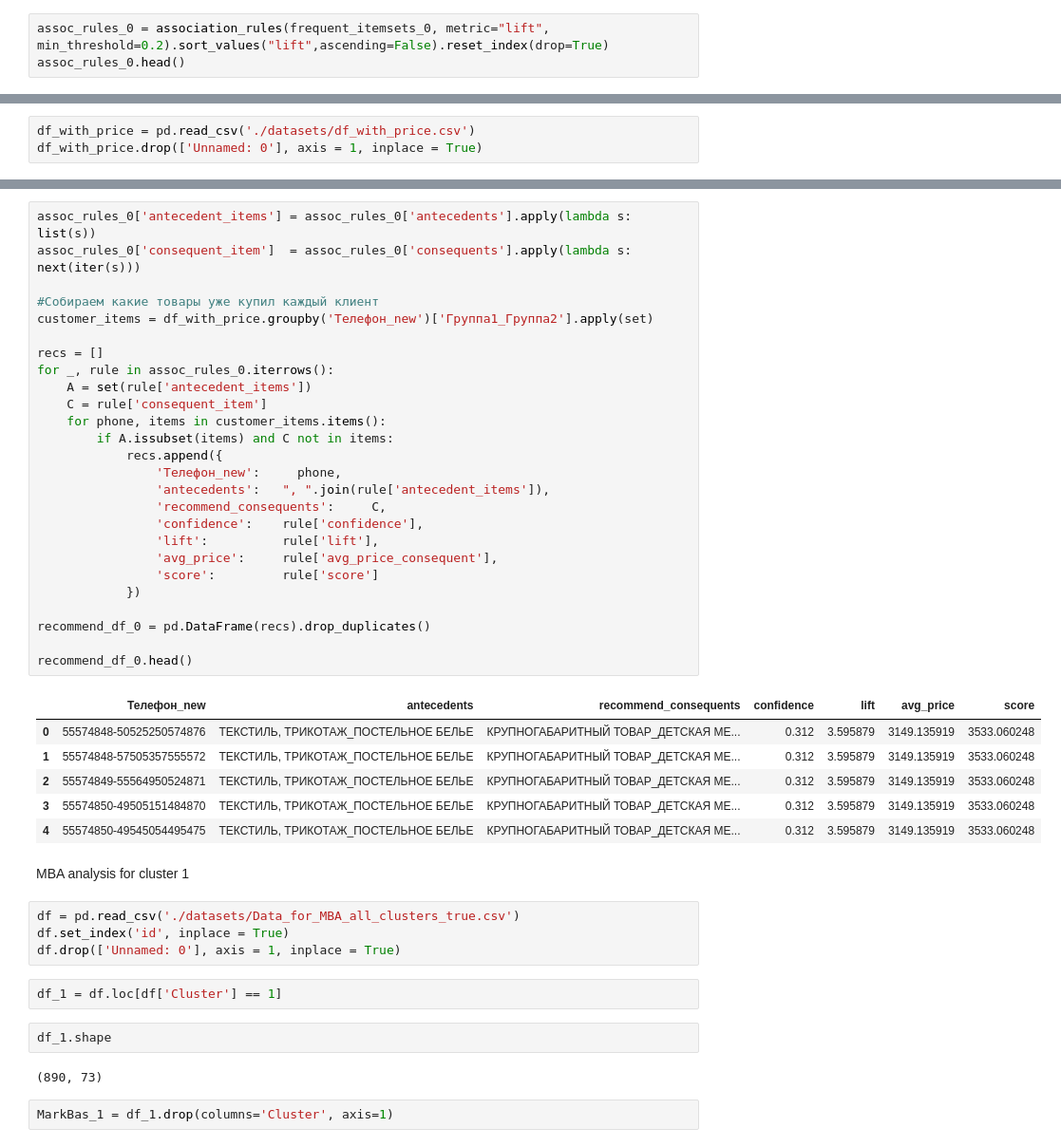
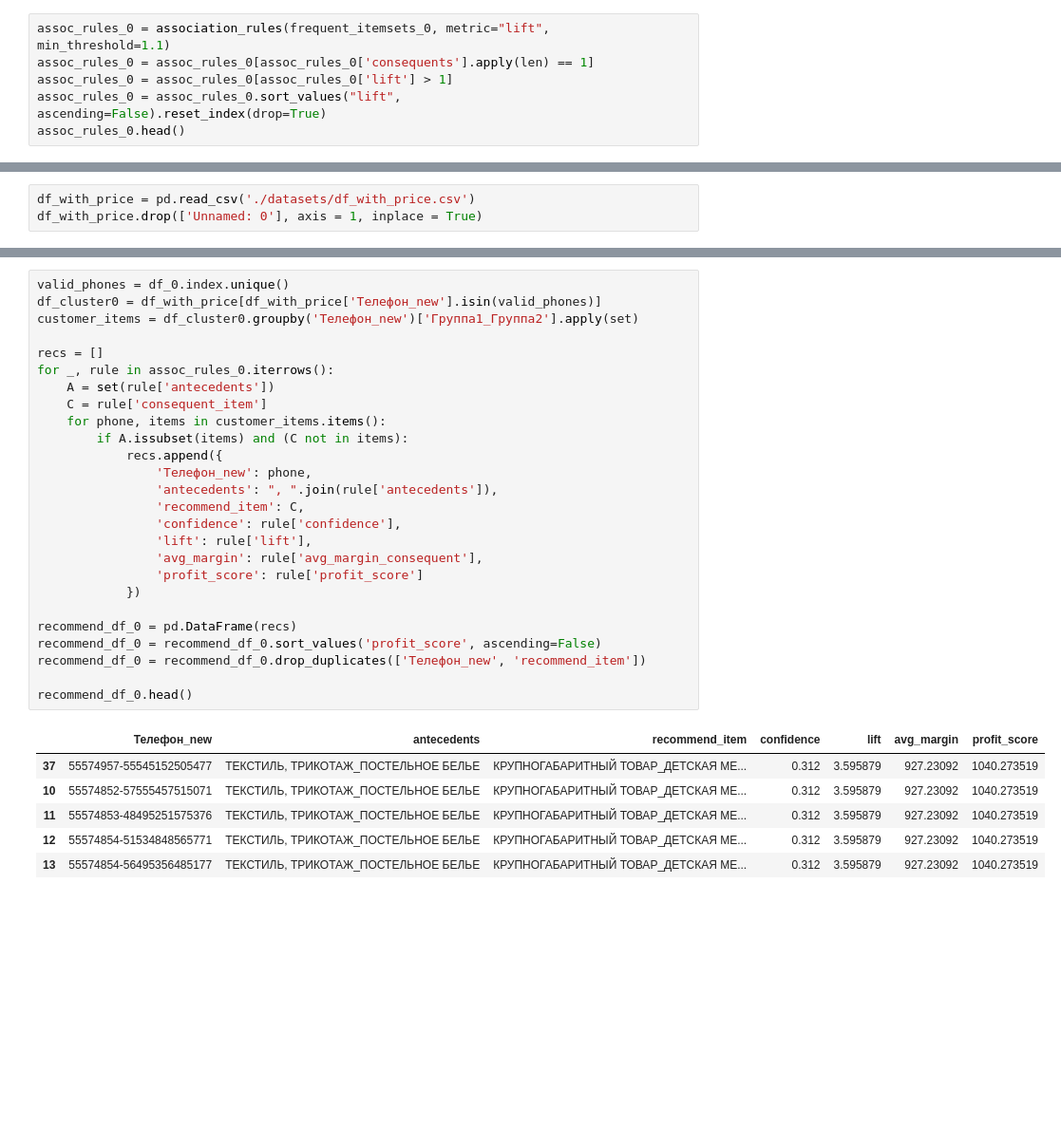
Before and after one commit to danzhukk/project-clusters, a Jupyter notebook: MBA_analysis_for_each_clusters.ipynb, the cells around one changed output, grey strips where cells are left out. Shown at 95% size. Drawn from its saved outputs; the diff is of its cells as text; blank space fills up the shorter version.

```diff
--- a/MBA_analysis_for_each_clusters.ipynb
+++ b/MBA_analysis_for_each_clusters.ipynb
@@ -100,7 +100,10 @@ frequent_itemsets_0.head(10)
 | 72 | 0.148992 | (ПОДГУЗНИКИ_ПОДГУЗНИКИ, КОСМЕТИКА... |
 | 2 | 0.127958 | (ТЕКСТИЛЬ, ТРИКОТАЖ_ДЕТСКАЯ ОДЕЖД... |
 # %%
-assoc_rules_0 = association_rules(frequent_itemsets_0, metric="lift", min_threshold=0.2).sort_values("lift",ascending=False).reset_index(drop=True)
+assoc_rules_0 = association_rules(frequent_itemsets_0, metric="lift", min_threshold=1.1)
+assoc_rules_0 = assoc_rules_0[assoc_rules_0['consequents'].apply(len) == 1]
+assoc_rules_0 = assoc_rules_0[assoc_rules_0['lift'] > 1]
+assoc_rules_0 = assoc_rules_0.sort_values("lift", ascending=False).reset_index(drop=True)
 assoc_rules_0.head()
 # %% [output]
 |  | antecedents | consequents | antecedent support | consequent support | support | confidence | lift | ... |
@@ -153,47 +166,33 @@ assoc_rules_0[[
 # %%
-assoc_rules_0['antecedent_items'] = assoc_rules_0['antecedents'].apply(lambda s: list(s))
-assoc_rules_0['consequent_item']  = assoc_rules_0['consequents'].apply(lambda s: next(iter(s)))
-
-#Собираем какие товары уже купил каждый клиент
-customer_items = df_with_price.groupby('Телефон_new')['Группа1_Группа2'].apply(set)
+valid_phones = df_0.index.unique()
+df_cluster0 = df_with_price[df_with_price['Телефон_new'].isin(valid_phones)]
+customer_items = df_cluster0.groupby('Телефон_new')['Группа1_Группа2'].apply(set)
 
 recs = []
 for _, rule in assoc_rules_0.iterrows():
-    A = set(rule['antecedent_items'])
+    A = set(rule['antecedents'])
     C = rule['consequent_item']
     for phone, items in customer_items.items():
-        if A.issubset(items) and C not in items:
+        if A.issubset(items) and (C not in items):
             recs.append({
-                'Телефон_new':     phone,
-                'antecedents':   ", ".join(rule['antecedent_items']),
-                'recommend_consequents':     C,
-                'confidence':    rule['confidence'],
-                'lift':          rule['lift'],
-                'avg_price':     rule['avg_price_consequent'],
-                'score':         rule['score']
+                'Телефон_new': phone,
+                'antecedents': ", ".join(rule['antecedents']),
+                'recommend_item': C,
+                'confidence': rule['confidence'],
+                'lift': rule['lift'],
+                'avg_margin': rule['avg_margin_consequent'],
+                'profit_score': rule['profit_score']
             })
 
-recommend_df_0 = pd.DataFrame(recs).drop_duplicates()
+recommend_df_0 = pd.DataFrame(recs)
+recommend_df_0 = recommend_df_0.sort_values('profit_score', ascending=False)
+recommend_df_0 = recommend_df_0.drop_duplicates(['Телефон_new', 'recommend_item'])
 
 recommend_df_0.head()
 # %% [output]
-|  | Телефон_new | antecedents | recommend_consequents | confidence | lift | avg_price | score |
-| 0 | 55574848-50525250574876 | ТЕКСТИЛЬ, ТРИКОТАЖ_ПОСТЕЛЬНОЕ БЕЛЬЕ | КРУПНОГАБАРИТНЫЙ ТОВАР_ДЕТСКАЯ МЕ... | 0.312 | 3.595879 | 3149.135919 | 3533.060248 |
-| 1 | 55574848-57505357555572 | ТЕКСТИЛЬ, ТРИКОТАЖ_ПОСТЕЛЬНОЕ БЕЛЬЕ | КРУПНОГАБАРИТНЫЙ ТОВАР_ДЕТСКАЯ МЕ... | 0.312 | 3.595879 | 3149.135919 | 3533.060248 |
-| 2 | 55574849-55564950524871 | ТЕКСТИЛЬ, ТРИКОТАЖ_ПОСТЕЛЬНОЕ БЕЛЬЕ | КРУПНОГАБАРИТНЫЙ ТОВАР_ДЕТСКАЯ МЕ... | 0.312 | 3.595879 | 3149.135919 | 3533.060248 |
-| 3 | 55574850-49505151484870 | ТЕКСТИЛЬ, ТРИКОТАЖ_ПОСТЕЛЬНОЕ БЕЛЬЕ | КРУПНОГАБАРИТНЫЙ ТОВАР_ДЕТСКАЯ МЕ... | 0.312 | 3.595879 | 3149.135919 | 3533.060248 |
-| 4 | 55574850-49545054495475 | ТЕКСТИЛЬ, ТРИКОТАЖ_ПОСТЕЛЬНОЕ БЕЛЬЕ | КРУПНОГАБАРИТНЫЙ ТОВАР_ДЕТСКАЯ МЕ... | 0.312 | 3.595879 | 3149.135919 | 3533.060248 |
+|  | Телефон_new | antecedents | recommend_item | confidence | lift | avg_margin | profit_score |
+| 37 | 55574957-55545152505477 | ТЕКСТИЛЬ, ТРИКОТАЖ_ПОСТЕЛЬНОЕ БЕЛЬЕ | КРУПНОГАБАРИТНЫЙ ТОВАР_ДЕТСКАЯ МЕ... | 0.312 | 3.595879 | 927.23092 | 1040.273519 |
+| 10 | 55574852-57555457515071 | ТЕКСТИЛЬ, ТРИКОТАЖ_ПОСТЕЛЬНОЕ БЕЛЬЕ | КРУПНОГАБАРИТНЫЙ ТОВАР_ДЕТСКАЯ МЕ... | 0.312 | 3.595879 | 927.23092 | 1040.273519 |
+| 11 | 55574853-48495251575376 | ТЕКСТИЛЬ, ТРИКОТАЖ_ПОСТЕЛЬНОЕ БЕЛЬЕ | КРУПНОГАБАРИТНЫЙ ТОВАР_ДЕТСКАЯ МЕ... | 0.312 | 3.595879 | 927.23092 | 1040.273519 |
+| 12 | 55574854-51534848565771 | ТЕКСТИЛЬ, ТРИКОТАЖ_ПОСТЕЛЬНОЕ БЕЛЬЕ | КРУПНОГАБАРИТНЫЙ ТОВАР_ДЕТСКАЯ МЕ... | 0.312 | 3.595879 | 927.23092 | 1040.273519 |
+| 13 | 55574854-56495356485177 | ТЕКСТИЛЬ, ТРИКОТАЖ_ПОСТЕЛЬНОЕ БЕЛЬЕ | КРУПНОГАБАРИТНЫЙ ТОВАР_ДЕТСКАЯ МЕ... | 0.312 | 3.595879 | 927.23092 | 1040.273519 |
-# %% [markdown]
-MBA analysis for cluster 1
-# %%
-df = pd.read_csv('./datasets/Data_for_MBA_all_clusters_true.csv')
-df.set_index('id', inplace = True)
-df.drop(['Unnamed: 0'], axis = 1, inplace = True)
-# %%
-df_1 = df.loc[df['Cluster'] == 1]
-# %%
-df_1.shape
-# %% [output]
-(890, 73)
-# %%
-MarkBas_1 = df_1.drop(columns='Cluster', axis=1)
```
Also changed, not shown: parts of 88 cells of this notebook.
